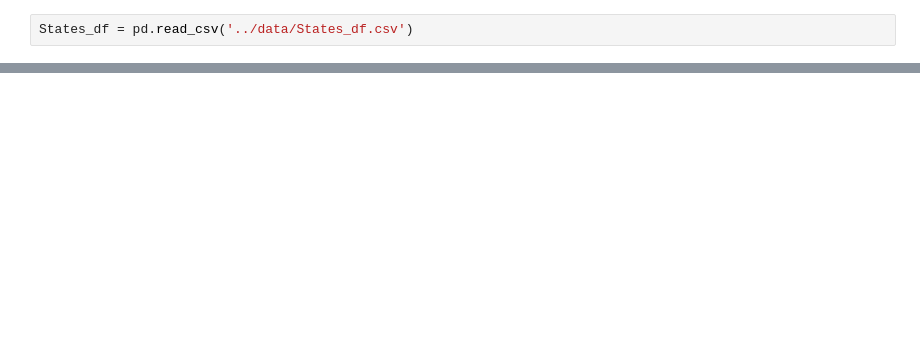
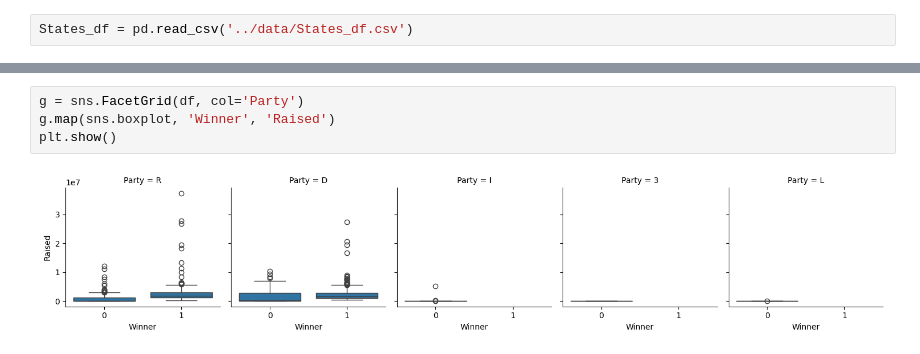
Before and after one commit to nss-data-science-cohort-8/open-secrets-skittles, a Jupyter notebook: notebooks/Analysis_skittles_election_project_clj.ipynb, the cells around one changed output, grey strips where cells are left out. Cells and saved outputs as stored; diff of their text form; blank space fills up the shorter version.

```diff
--- a/notebooks/Analysis_skittles_election_project_clj.ipynb
+++ b/notebooks/Analysis_skittles_election_project_clj.ipynb
@@ -25,0 +76,6 @@ data = States_df[['Raised', 'Spent', 'Outcome']]
+# %%
+g = sns.FacetGrid(df, col='Party')
+g.map(sns.boxplot, 'Winner', 'Raised')
+plt.show()
+# %% [output]
+[figure, added]
```
Also changed, not shown: parts of 23 cells of this notebook.
